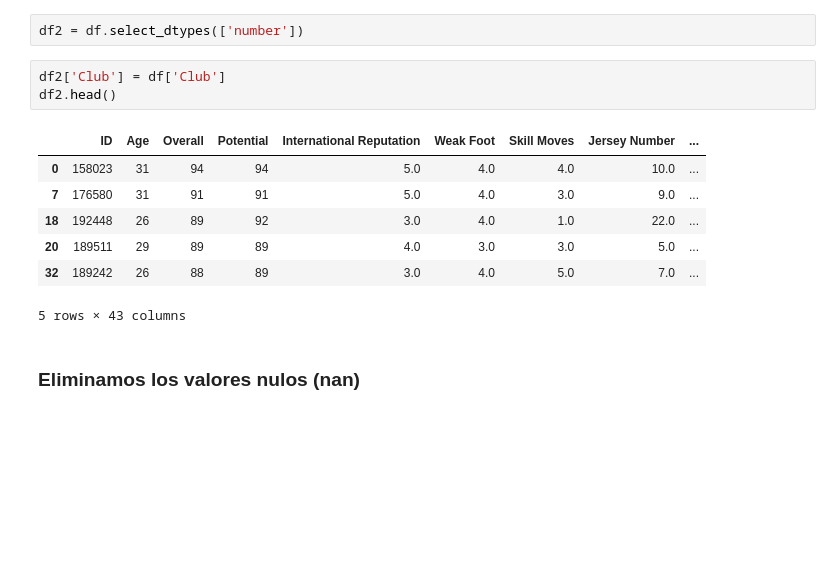
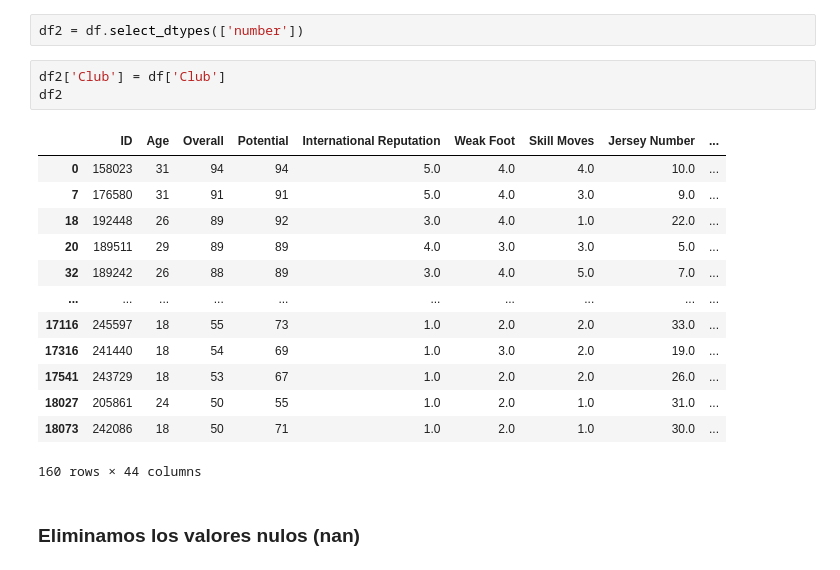
Before and after one commit to Fonteeres/IA_Ciencia_Datos, a Jupyter notebook: Semestre 4/Aprendizaje Automatico 2/Clase 3/TP3 - SVM Clasificacion clubes FIFA.ipynb, the cells around one changed output. Saved outputs shown, nothing was run; the diff lists cells and outputs as text; blank space fills up the shorter version.

```diff
--- a/Semestre 4/Aprendizaje Automatico 2/Clase 3/TP3 - SVM Clasificacion clubes FIFA.ipynb
+++ b/Semestre 4/Aprendizaje Automatico 2/Clase 3/TP3 - SVM Clasificacion clubes FIFA.ipynb
@@ -59,15 +39,21 @@ array(['FC Barcelona', 'RCD Espanyol', 'Melbourne Victory',
 df2 = df.select_dtypes(['number'])
 # %%
 df2['Club'] = df['Club']
-df2.head()
+df2
 # %% [output]
 |  | ID | Age | Overall | Potential | International Reputation | Weak Foot | Skill Moves | Jersey Number | ... |
 | 0 | 158023 | 31 | 94 | 94 | 5.0 | 4.0 | 4.0 | 10.0 | ... |
 | 7 | 176580 | 31 | 91 | 91 | 5.0 | 4.0 | 3.0 | 9.0 | ... |
 | 18 | 192448 | 26 | 89 | 92 | 3.0 | 4.0 | 1.0 | 22.0 | ... |
 | 20 | 189511 | 29 | 89 | 89 | 4.0 | 3.0 | 3.0 | 5.0 | ... |
 | 32 | 189242 | 26 | 88 | 89 | 3.0 | 4.0 | 5.0 | 7.0 | ... |
+| ... | ... | ... | ... | ... | ... | ... | ... | ... | ... |
+| 17116 | 245597 | 18 | 55 | 73 | 1.0 | 2.0 | 2.0 | 33.0 | ... |
+| 17316 | 241440 | 18 | 54 | 69 | 1.0 | 3.0 | 2.0 | 19.0 | ... |
+| 17541 | 243729 | 18 | 53 | 67 | 1.0 | 2.0 | 2.0 | 26.0 | ... |
+| 18027 | 205861 | 24 | 50 | 55 | 1.0 | 2.0 | 1.0 | 31.0 | ... |
+| 18073 | 242086 | 18 | 50 | 71 | 1.0 | 2.0 | 1.0 | 30.0 | ... |
-5 rows × 43 columns
+160 rows × 44 columns
 # %% [markdown]
 ### Eliminamos los valores nulos (nan)
 # %%
```
Also changed, not shown: parts of 5 cells of this notebook, 6 other files.
